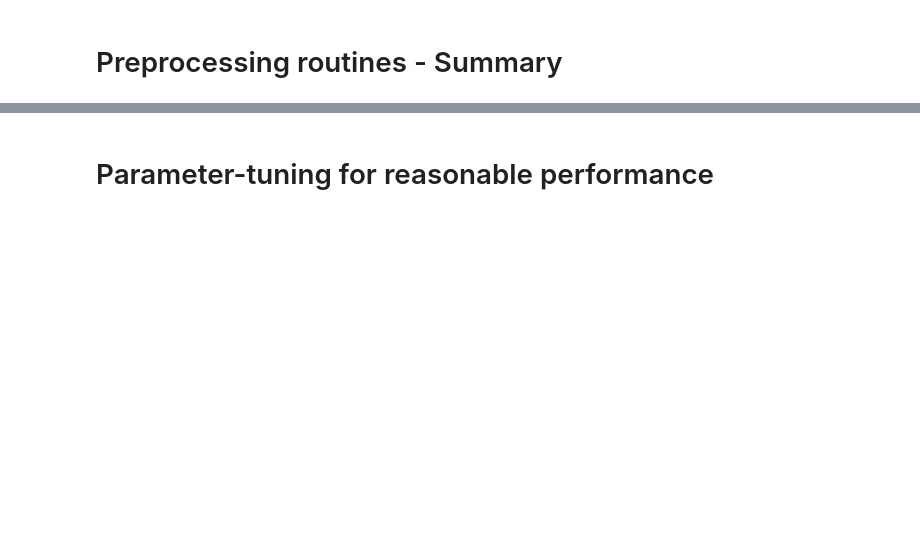
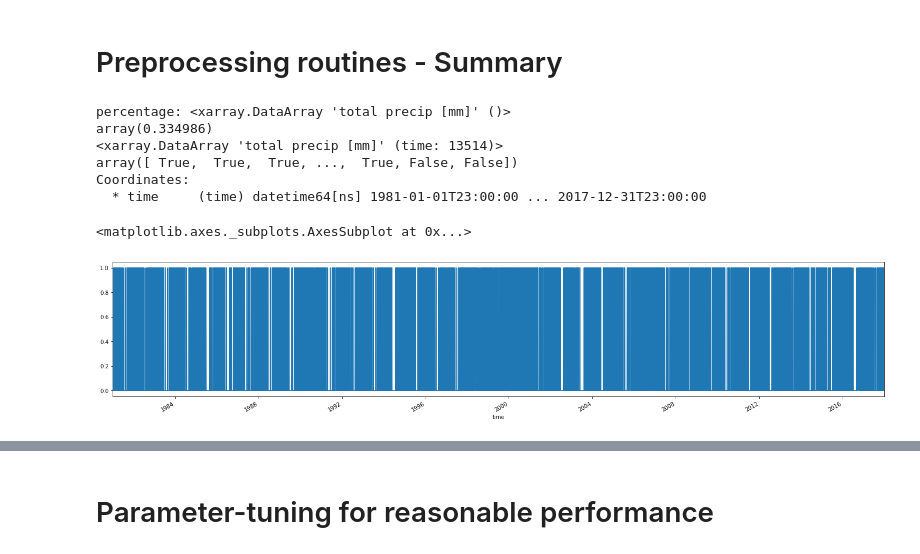
Before and after one commit to ECMWFCode4Earth/ml_flood, a Jupyter notebook: python/ml-flowmodel#3-optimize_performance.ipynb, the cells around one changed output, grey strips where cells are left out. Cells and saved outputs as stored; diff of their text form; code cells hidden in the pictures; blank space fills up the shorter version.

```diff
--- a/python/ml-flowmodel#3-optimize_performance.ipynb
+++ b/python/ml-flowmodel#3-optimize_performance.ipynb
@@ -36,6 +57,11 @@ z_glofas = static['z'].isel(time=0)/9.81  # converting to m approx.
 z_glofas = z_glofas.interp(latitude=glofas.latitude,
                            longitude=glofas.longitude)
 z_glofas = z_glofas.drop('time')  # time is misleading as the topography does not change
+# %%
+tp = (era5['cp']+era5['lsp'])*1000
+tp.name = 'total precip [mm]'
+tp = tp.interp(latitude=glofas.latitude,
+               longitude=glofas.longitude)
 # %% [markdown]
 # Preprocessing routines - Summary
 # %%
@@ -122,0 +140,18 @@ upstream = select_upstream_river(dis_box, dis_point, z_box, z_point, rivermask,
+# %%
+tp_box = tp[:, i0:i1, j0:j1]
+few_precip = tp_box.mean(['longitude', 'latitude']) < 0.1
+print('percentage:',sum(few_precip.astype(int))/few_precip.size) # .plot() #.plot() #'#'
+print(few_precip)
+# %% [output]
+percentage: <xarray.DataArray 'total precip [mm]' ()>
+array(0.334986)
+<xarray.DataArray 'total precip [mm]' (time: 13514)>
+array([ True,  True,  True, ...,  True, False, False])
+Coordinates:
+  * time     (time) datetime64[ns] 1981-01-01T23:00:00 ... 2017-12-31T23:00:00
+# %%
+fig, ax = plt.subplots(figsize=(25,5))
+few_precip.astype(int).to_pandas().plot(ax=ax)
+# %% [output]
+<matplotlib.axes._subplots.AxesSubplot at 0x...>
+[figure, added]
```
Also changed, not shown: parts of 33 cells of this notebook.
